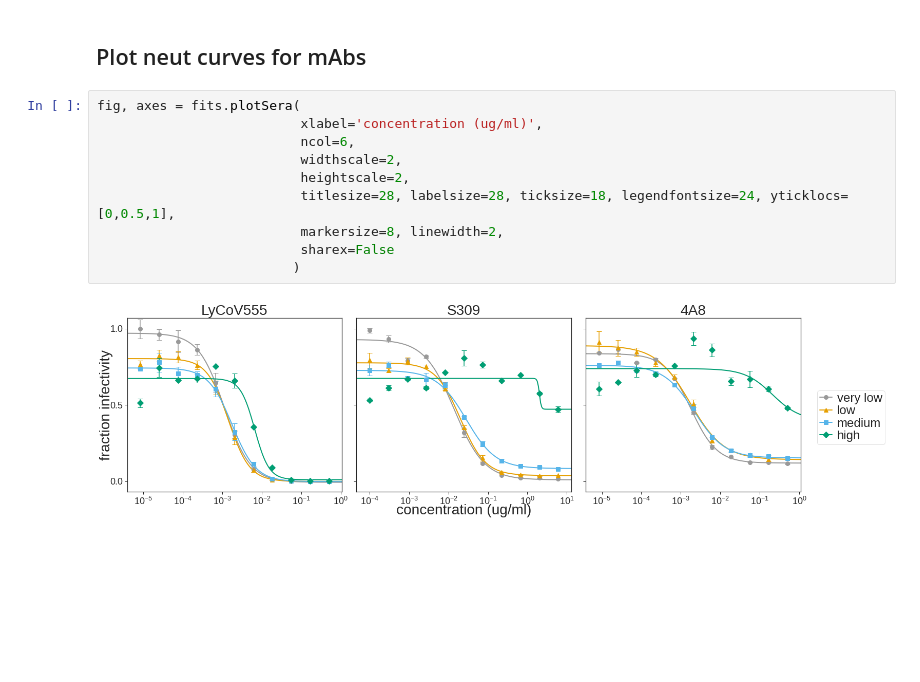
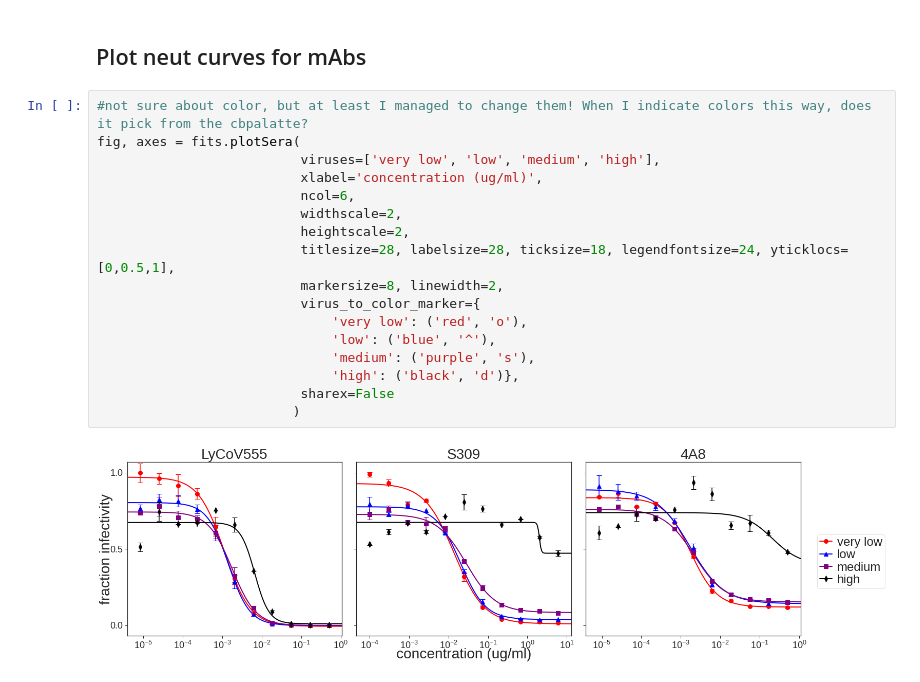
Before and after one commit to jbloomlab/Ace2_expression_neuts, a Jupyter notebook: virus_neutralization_mAbs.ipynb, the cells around one changed output. Saved outputs shown, nothing was run; the diff lists cells and outputs as text; blank space fills up the shorter version.

Commit message:
more mAb edits including color

```diff
--- a/virus_neutralization_mAbs.ipynb
+++ b/virus_neutralization_mAbs.ipynb
@@ -95,14 +95,21 @@ fitparams['ic50_is_bound'] = fitparams['ic50_bound'].apply(lambda x: True if x!=
 # %% [markdown]
 ## Plot neut curves for mAbs
 # %%
+#not sure about color, but at least I managed to change them! When I indicate colors this way, does it pick from the cbpalatte?
 fig, axes = fits.plotSera(
+                          viruses=['very low', 'low', 'medium', 'high'],
                           xlabel='concentration (ug/ml)',
                           ncol=6,
                           widthscale=2,
                           heightscale=2,
                           titlesize=28, labelsize=28, ticksize=18, legendfontsize=24, yticklocs=[0,0.5,1],
                           markersize=8, linewidth=2,
+                          virus_to_color_marker={
+                              'very low': ('red', 'o'),
+                              'low': ('blue', '^'),
+                              'medium': ('purple', 's'),
+                              'high': ('black', 'd')},
                           sharex=False
                          )
 # %% [output]
-[figure, old version]
+[figure, new version]
```
Also changed, not shown: 8 other files.
